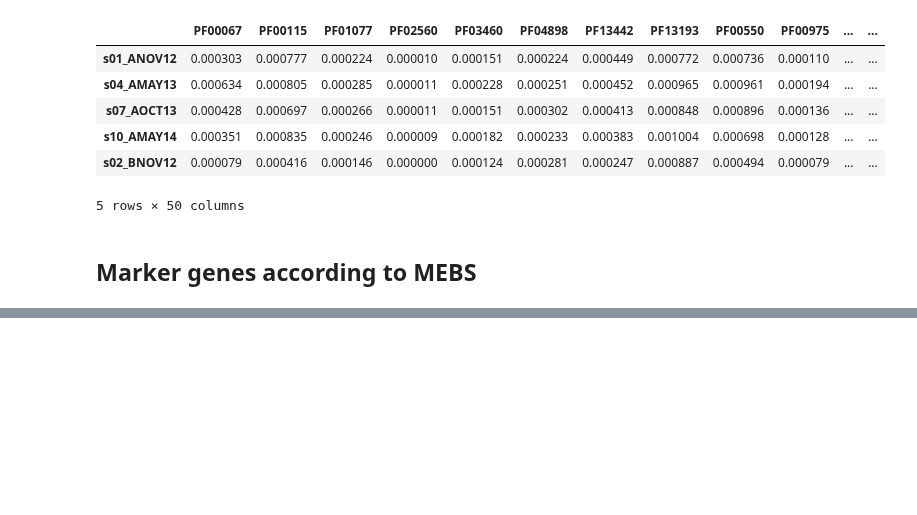
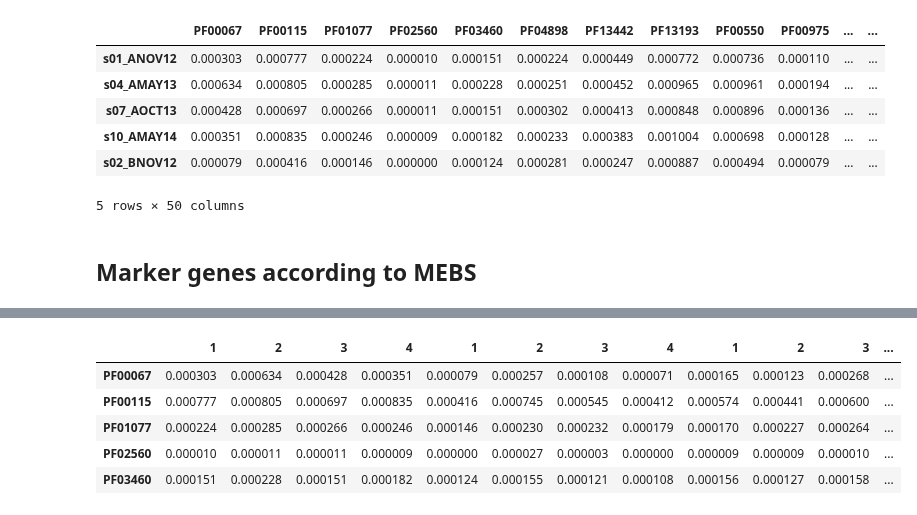
Before and after one commit to valdeanda/Time_series_mats, a Jupyter notebook: scripts/Pfams_markers.ipynb, the cells around one changed output, grey strips where cells are left out. Drawn from its saved outputs; the diff is of its cells as text; code cells hidden in the pictures; blank space fills up the shorter version.

```diff
--- a/scripts/Pfams_markers.ipynb
+++ b/scripts/Pfams_markers.ipynb
@@ -169,3 +169,5 @@ markers.head()
 5 rows × 50 columns
 # %% [markdown]
 ## Marker genes according to MEBS
+# %%
+markersT=markers.T
@@ -172,2 +183,15 @@ markers.head()
+# %%
+markersT.columns=['1','2','3','4',
+                  '1','2','3','4',
+                  '1','2','3','4']
+# %%
+markersT.head()
+# %% [output]
+|  | 1 | 2 | 3 | 4 | 1 | 2 | 3 | 4 | 1 | 2 | 3 | ... |
+| PF00067 | 0.000303 | 0.000634 | 0.000428 | 0.000351 | 0.000079 | 0.000257 | 0.000108 | 0.000071 | 0.000165 | 0.000123 | 0.000268 | ... |
+| PF00115 | 0.000777 | 0.000805 | 0.000697 | 0.000835 | 0.000416 | 0.000745 | 0.000545 | 0.000412 | 0.000574 | 0.000441 | 0.000600 | ... |
+| PF01077 | 0.000224 | 0.000285 | 0.000266 | 0.000246 | 0.000146 | 0.000230 | 0.000232 | 0.000179 | 0.000170 | 0.000227 | 0.000264 | ... |
+| PF02560 | 0.000010 | 0.000011 | 0.000011 | 0.000009 | 0.000000 | 0.000027 | 0.000003 | 0.000000 | 0.000009 | 0.000009 | 0.000010 | ... |
+| PF03460 | 0.000151 | 0.000228 | 0.000151 | 0.000182 | 0.000124 | 0.000155 | 0.000121 | 0.000108 | 0.000156 | 0.000127 | 0.000158 | ... |
 # %%
 sns.set(font_scale=1.2)
```
Also changed, not shown: parts of 4 cells of this notebook.
